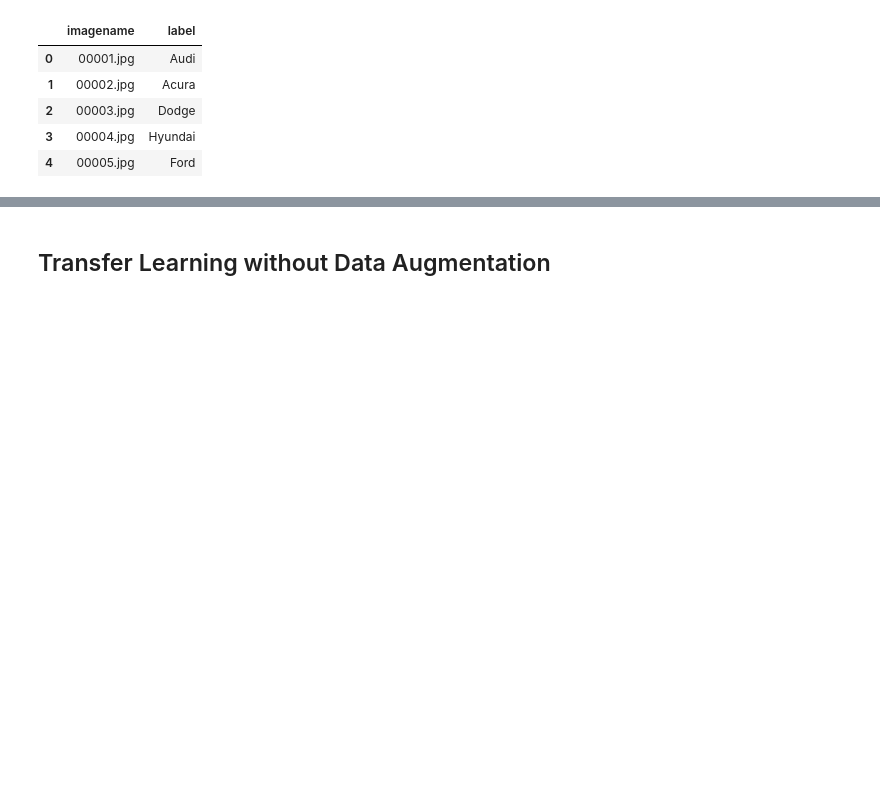
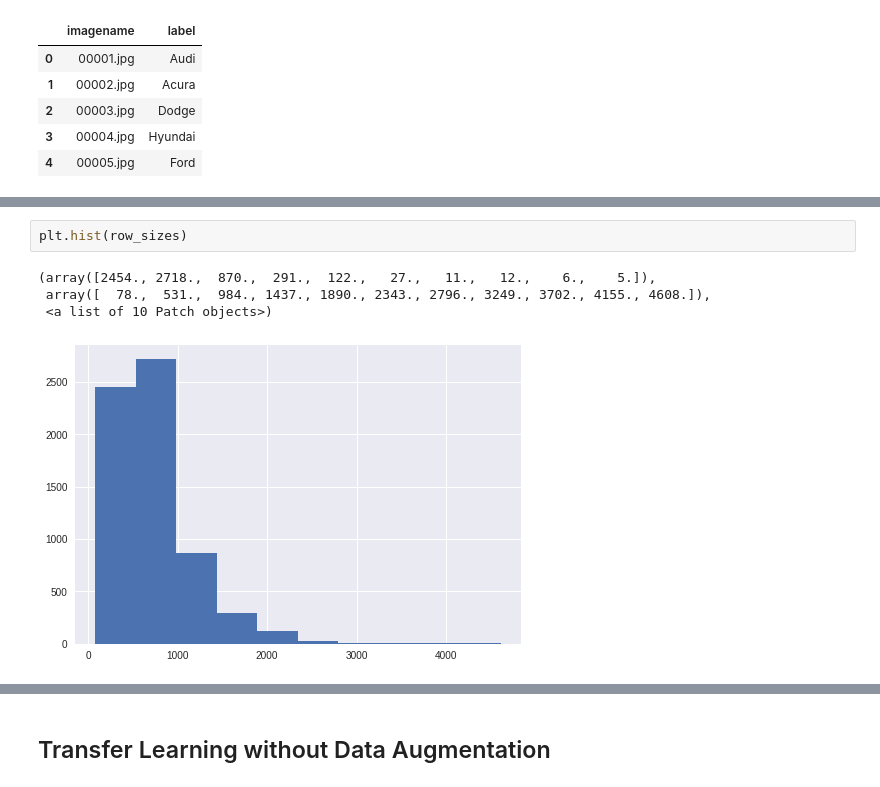
Before and after one commit to AlaaALatif/carnet, a Jupyter notebook: carnet.ipynb, the cells around one changed output, grey strips where cells are left out. Saved outputs shown, nothing was run; the diff lists cells and outputs as text; blank space fills up the shorter version.

```diff
--- a/carnet.ipynb
+++ b/carnet.ipynb
@@ -366,0 +346,7 @@ label_df.head()
+# %%
+plt.hist(row_sizes)
+# %% [output]
+(array([2454., 2718.,  870.,  291.,  122.,   27.,   11.,   12.,    6.,    5.]),
+ array([  78.,  531.,  984., 1437., 1890., 2343., 2796., 3249., 3702., 4155., 4608.]),
+ <a list of 10 Patch objects>)
+[figure, added]
```
Also changed, not shown: parts of 103 cells of this notebook.
